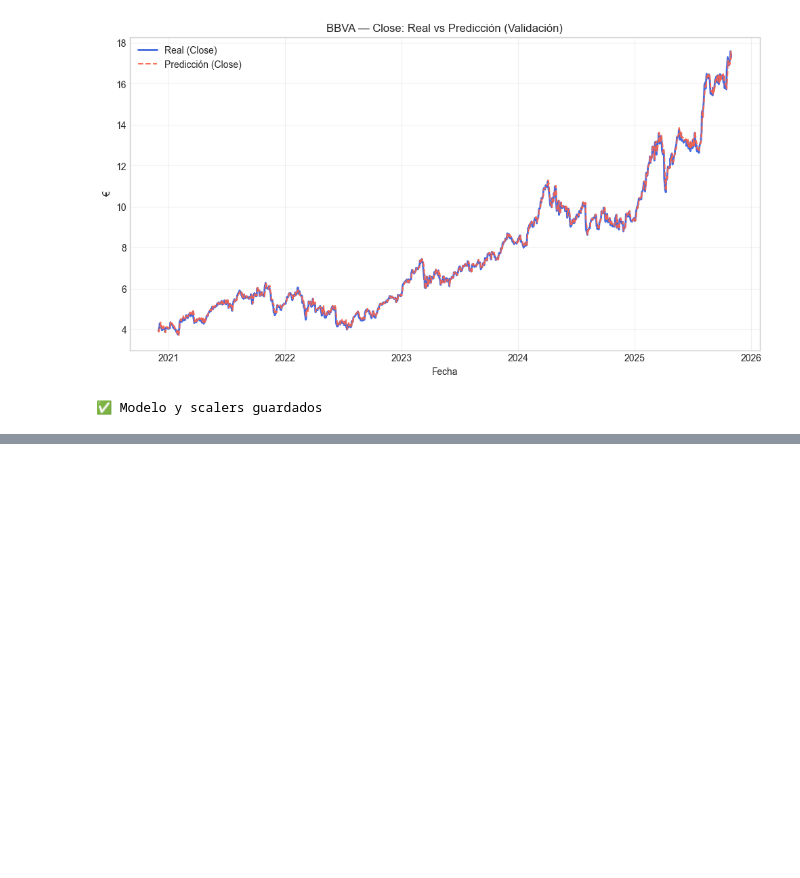
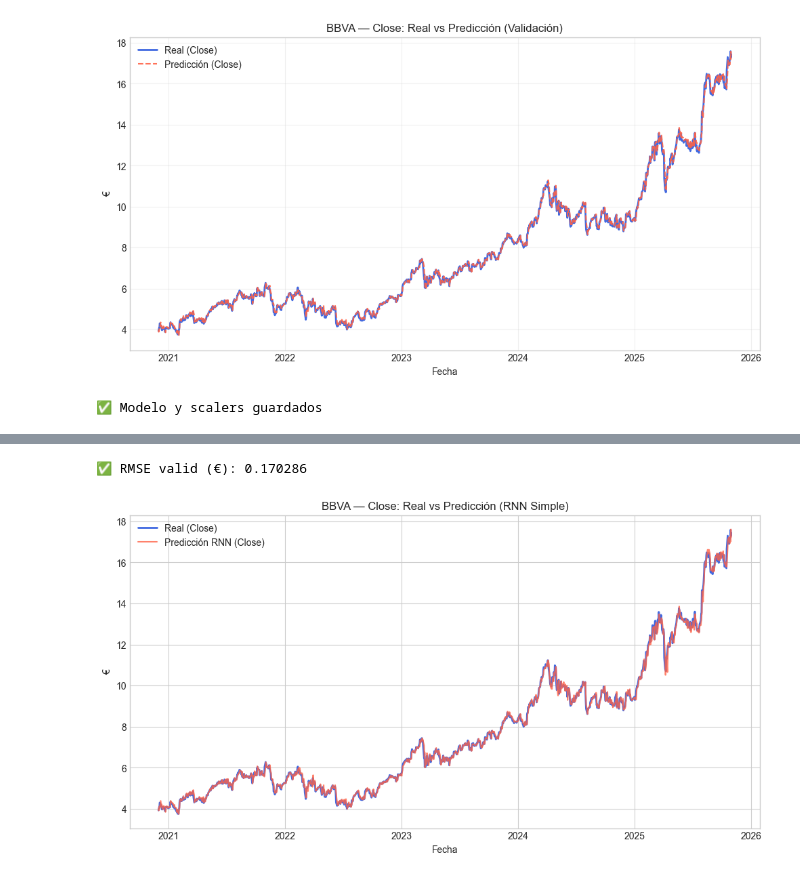
Before and after one commit to Nachosanchezz/Banco, a Jupyter notebook: notebooks/edaBBVA.ipynb, the cells around one changed output, grey strips where cells are left out. Drawn from its saved outputs; the diff is of its cells as text; code cells hidden in the pictures; blank space fills up the shorter version.

Commit message:
rnn simple

```diff
--- a/notebooks/edaBBVA.ipynb
+++ b/notebooks/edaBBVA.ipynb
@@ -638,0 +784,37 @@ print("✅ Modelo y scalers guardados")
+# %%
+model_rnn.eval()
+
+# Obtener predicciones finales en validación
+val_preds_list, val_true_list = [], []
+with torch.no_grad():
+    for xb, yb in valid_loader:
+        xb = xb.to(device)
+        preds = model_rnn(xb).cpu().numpy()
+        val_preds_list.append(preds)
+        val_true_list.append(yb.numpy())
+
+val_preds = np.vstack(val_preds_list)
+val_true = np.vstack(val_true_list)
+
+# Desescalar a euros si el target era 'Close'
+val_preds_inv = scaler_y.inverse_transform(val_preds)
+val_true_inv = scaler_y.inverse_transform(val_true)
+
+# Calcular RMSE valid
+rmse_valid = np.sqrt(((val_preds_inv - val_true_inv)**2).mean())
+print(f"\n✅ RMSE valid (€): {rmse_valid:.6f}")
+# %% [output]
+✅ RMSE valid (€): 0.170286
+# %%
+valid_dates = df_valid_scaled['Date'].iloc[lookback:].values
+
+plt.figure(figsize=(12,6))
+plt.plot(valid_dates, val_true_inv.flatten(), label='Real (Close)', color='royalblue', linewidth=2)
+plt.plot(valid_dates, val_preds_inv.flatten(), label='Predicción RNN (Close)', color='tomato', alpha=0.8)
+plt.title('BBVA — Close: Real vs Predicción (RNN Simple)')
+plt.xlabel('Fecha')
+plt.ylabel('€')
+plt.legend()
+plt.show()
+# %% [output]
+[figure, added]
```
Also changed, not shown: parts of 6 cells of this notebook, 4 other files.
